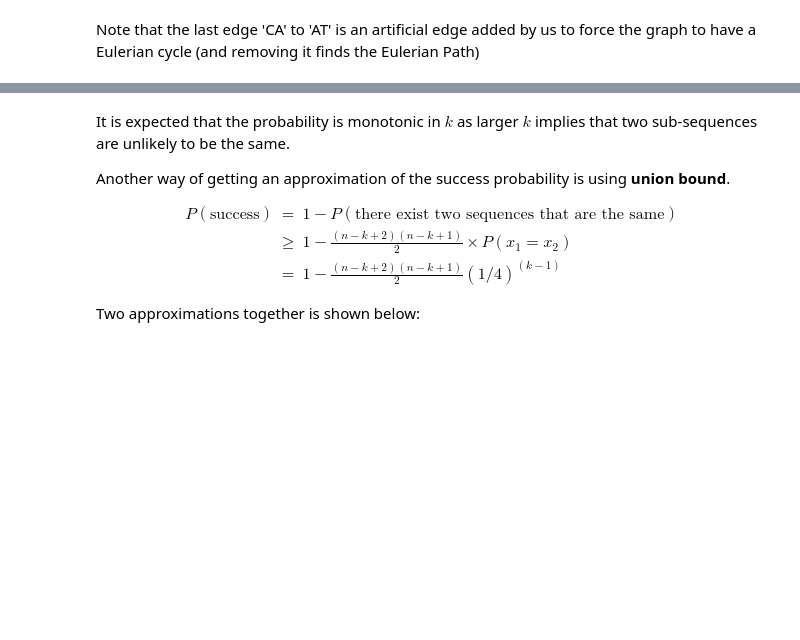
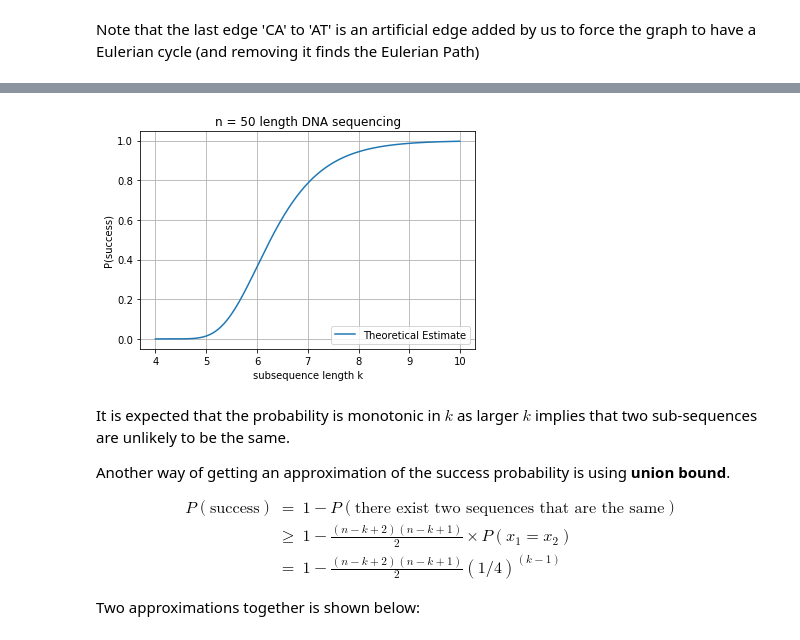
Before and after one commit to Richard-Hendricks/UIUC-Fall-2017, a Jupyter notebook: IE_532/Exercises/1Eulerian_ex.ipynb, the cells around one changed output, grey strips where cells are left out. Cells and saved outputs as stored; diff of their text form; code cells hidden in the pictures; blank space fills up the shorter version.

```diff
--- a/IE_532/Exercises/1Eulerian_ex.ipynb
+++ b/IE_532/Exercises/1Eulerian_ex.ipynb
@@ -228,3 +206,26 @@ import numpy as np
+# %%
+import matplotlib.pyplot as plt
+import numpy as np
+
+# ---------- WRITE YOUR CODE for drawing this figure
+
+# Calculations
+n = 50
+K = np.arange(4, 10, 0.01)
+P = (1- (1 / 4)**(K-1))**((n-K+2)*(n-K+1)/2)
+
+# Display the graph
+plt.plot(K, P, label = "Theoretical Estimate")
+plt.xlabel('subsequence length k')
+plt.ylabel('P(success)')
+plt.title('n = 50 length DNA sequencing')
+plt.legend(loc = "lower right")
+plt.grid(True)
+plt.show()
+
+# --------------------------------------------------
+# %% [output]
+[figure, added]
 # %% [markdown]
 It is expected that the probability is monotonic in $k$ as larger $k$ implies that two sub-sequences are unlikely to be the same.
 
```
Also changed, not shown: parts of 12 cells of this notebook.
